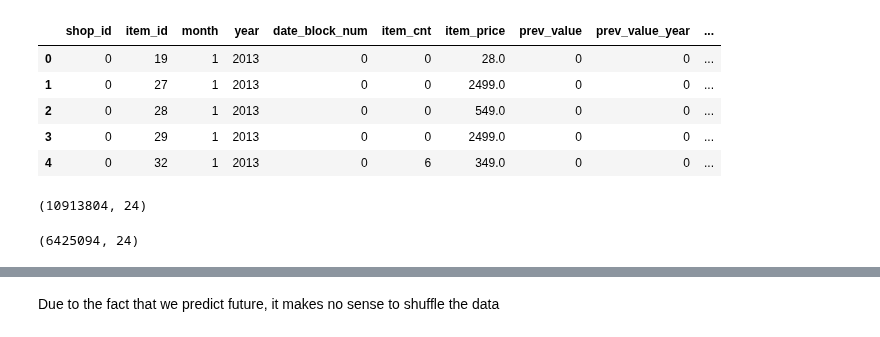
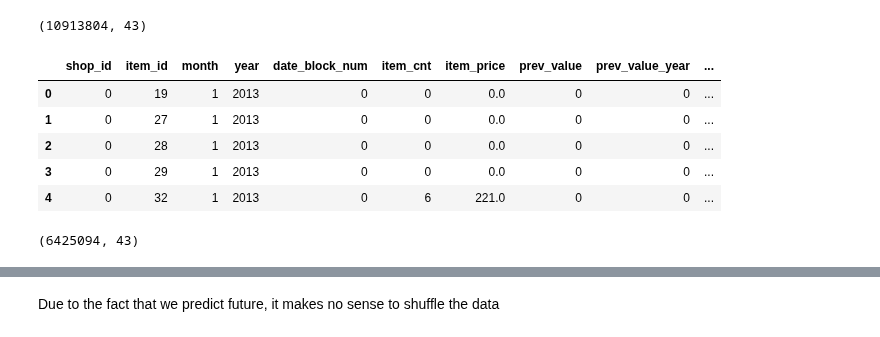
Before and after one commit to TayJen/HSE-Practice, a Jupyter notebook: HSE XGBoost SearchCV.ipynb, the cells around one changed output, grey strips where cells are left out. Saved outputs shown, nothing was run; the diff lists cells and outputs as text; code cells hidden in the pictures.

```diff
--- a/HSE XGBoost SearchCV.ipynb
+++ b/HSE XGBoost SearchCV.ipynb
@@ -7,32 +9,40 @@ from sklearn.model_selection import cross_val_score
 # %%
 dest = '/content/drive/MyDrive/HSE Final Project/to_train'
-name = 'submit_7_abandoned.csv'
+name = 'submit_9_abandoned.csv'
 
 df = pd.read_csv(dest + '/' + name)
-df.head()
+df.shape
 # %% [output]
-|  | shop_id | item_id | month | year | date_block_num | item_cnt | item_price | prev_value | prev_value_year | ... |
-| 0 | 0 | 19 | 1 | 2013 | 0 | 0 | 28.0 | 0 | 0 | ... |
-| 1 | 0 | 27 | 1 | 2013 | 0 | 0 | 2499.0 | 0 | 0 | ... |
-| 2 | 0 | 28 | 1 | 2013 | 0 | 0 | 549.0 | 0 | 0 | ... |
-| 3 | 0 | 29 | 1 | 2013 | 0 | 0 | 2499.0 | 0 | 0 | ... |
-| 4 | 0 | 32 | 1 | 2013 | 0 | 6 | 349.0 | 0 | 0 | ... |
+(10913804, 43)
 # %%
 df['shop_id'] = df['shop_id'].astype(np.int8)
 df['item_id'] = df['item_id'].astype(np.int16)
 df['month'] = df['month'].astype(np.int8)
 df['year'] = df['year'].astype(np.int16)
 df['date_block_num'] = df['date_block_num'].astype(np.int8)
 df['item_cnt'] = df['item_cnt'].astype(np.int32)
 df['prev_value'] = df['prev_value'].astype(np.int32)
 df['prev_value_year'] = df['prev_value_year'].astype(np.int32)
 df['shop_city'] = df['shop_city'].astype(np.int8)
 df['shop_category'] = df['shop_category'].astype(np.int8)
 df['item_category_id'] = df['item_category_id'].astype(np.int8)
 df['digital'] = df['digital'].astype(np.bool_)
 df['category_type'] = df['category_type'].astype(np.int8)
 df['category_subtype'] = df['category_subtype'].astype(np.int8)
 df['item_cnt_lag_2'] = df['item_cnt_lag_2'].astype(np.int32)
 df['item_cnt_lag_3'] = df['item_cnt_lag_3'].astype(np.int32)
 df['item_cnt_lag_4'] = df['item_cnt_lag_4'].astype(np.int32)
 df['item_cnt_lag_5'] = df['item_cnt_lag_5'].astype(np.int32)
+df['item_cnt_lag_6'] = df['item_cnt_lag_6'].astype(np.int32)
+
+for col in df.columns[22:40]:
+    df[col] = df[col].astype(np.int32)
+
+df.head()
+# %% [output]
+|  | shop_id | item_id | month | year | date_block_num | item_cnt | item_price | prev_value | prev_value_year | ... |
+| 0 | 0 | 19 | 1 | 2013 | 0 | 0 | 0.0 | 0 | 0 | ... |
+| 1 | 0 | 27 | 1 | 2013 | 0 | 0 | 0.0 | 0 | 0 | ... |
+| 2 | 0 | 28 | 1 | 2013 | 0 | 0 | 0.0 | 0 | 0 | ... |
+| 3 | 0 | 29 | 1 | 2013 | 0 | 0 | 0.0 | 0 | 0 | ... |
+| 4 | 0 | 32 | 1 | 2013 | 0 | 6 | 221.0 | 0 | 0 | ... |
@@ -42,13 +49,9 @@ df['item_cnt_lag_5'] = df['item_cnt_lag_5'].astype(np.int32)
-# %%
-df.shape
-# %% [output]
-(10913804, 24)
 # %%
-# df = df[df.date_block_num >= 12]
-# df.reset_index(drop=True, inplace=True)
-# df.shape
+df = df[df.date_block_num >= 12]
+df.reset_index(drop=True, inplace=True)
+df.shape
 # %% [output]
-(6425094, 24)
+(6425094, 43)
 # %%
 df.info()
 # %% [output]
```
Also changed, not shown: parts of 29 cells of this notebook.
